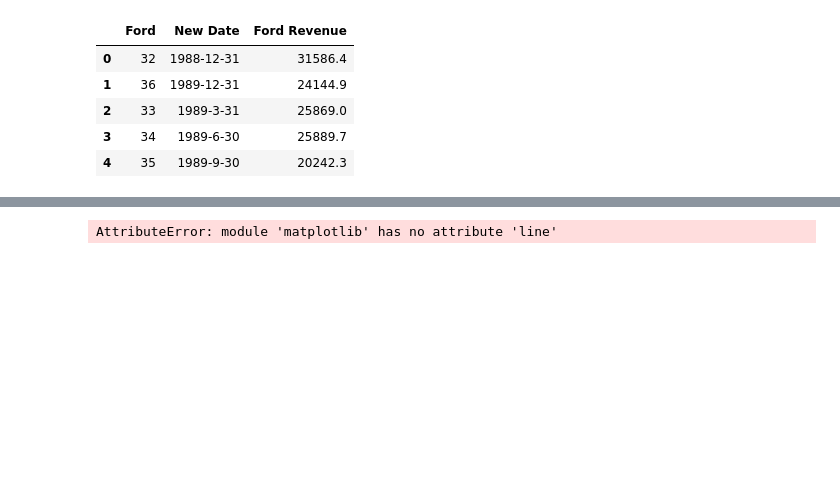
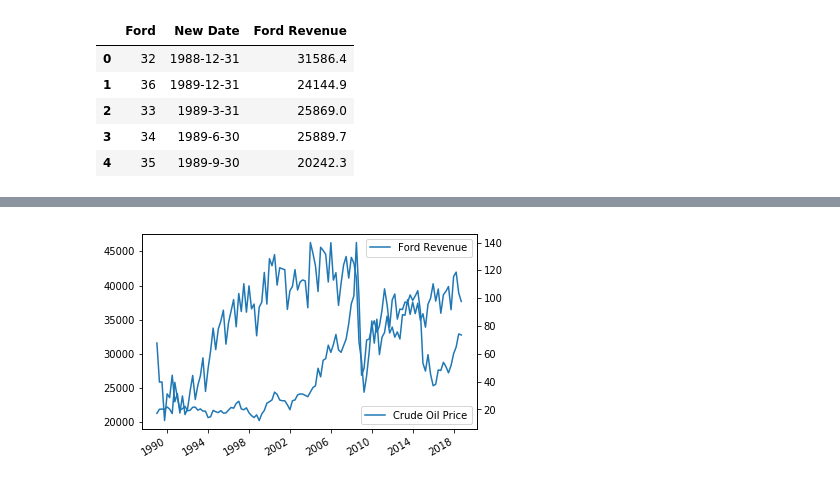
Before and after one commit to SamLingle/Oil-Price-X-Auto-Industry, a Jupyter notebook: Merged_Financials.ipynb, the cells around one changed output, grey strips where cells are left out. Drawn from its saved outputs; the diff is of its cells as text; code cells hidden in the pictures; blank space fills up the shorter version.

```diff
--- a/Merged_Financials.ipynb
+++ b/Merged_Financials.ipynb
@@ -90,26 +137,20 @@ pd.DataFrame.to_csv(df_m_o, 'merged_stock_prices.txt', sep=',', na_rep='.', inde
 # %%
 #fig, ax = plt.subplots()
 fig, ax1 = plt.subplots()
-#fig, ax2 = plt.subplots()
-ax1.plot(revenue_df3_temp['New Date'], revenue_df3_temp['Ford Revenue'], label="Ford Revenue")
+ax2 = ax1.twinx()
+ax1.plot(df_mo['Newer Date'], df_mo['Ford Revenue'], label="Ford Revenue")
 ax1.legend(loc="upper right")
-ax1.plot(revenue_df3_temp['New Date'], revenue_df3_temp['GM Revenue'],label="GM Revenue")
-ax1.legend(loc="upper right")
-ax1.plot(revenue_df3_temp['New Date'], revenue_df3_temp['Toyota Revenue'],label="Toyota Revenue")
-ax1.legend(loc="upper right")
-ax1.plot(revenue_df3_temp['New Date'], revenue_df3_temp['Honda Revenue'],label="Honda Revenue")
-ax1.legend(loc="upper right")
+#ax1.plot(df_mo['New Date'], df_mo['GM Revenue'],label="GM Revenue")
+#ax1.legend(loc="upper right")
+#ax1.plot(df_mo['New Date'], df_mo['Toyota Revenue'],label="Toyota Revenue")
+#ax1.legend(loc="upper right")
+#ax1.plot(df_mo['New Date'], df_mo['Honda Revenue'],label="Honda Revenue")
+#ax1.legend(loc="upper right")
+ax2.plot(df_mo['Newer Date'], df_mo['Crude Oil Price'],label="Crude Oil Price")
+ax2.legend(loc="lower right")
 
 
-#toyota = ax.plot(revenue_df3_temp['Dates'], revenue_df3_temp['Toyota total revenue'])
-#honda = ax.plot(revenue_df3_temp['Dates'], revenue_df3_temp['Honda total revenue'])
-# rotate and align the tick labels so they look better
+
 fig.autofmt_xdate()
-
-# use a more precise date string for the x axis locations in the
-# toolbar
-#ax.fmt_xdata = revenue_df3_temp['Dates'].DateFormatter('%Y-%m-%d')
-
-#ax.set_title('fig.autofmt_xdate fixes the labels')
 # %% [output]
-AttributeError: module 'matplotlib' has no attribute 'line'
+[figure, added]
```
Also changed, not shown: parts of 13 cells of this notebook, 1 other file.
